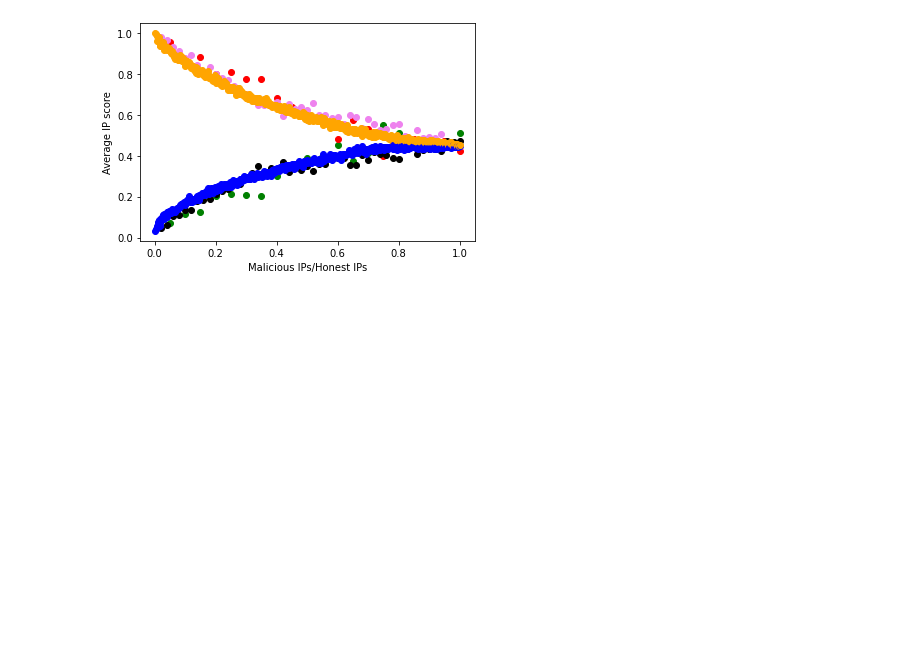
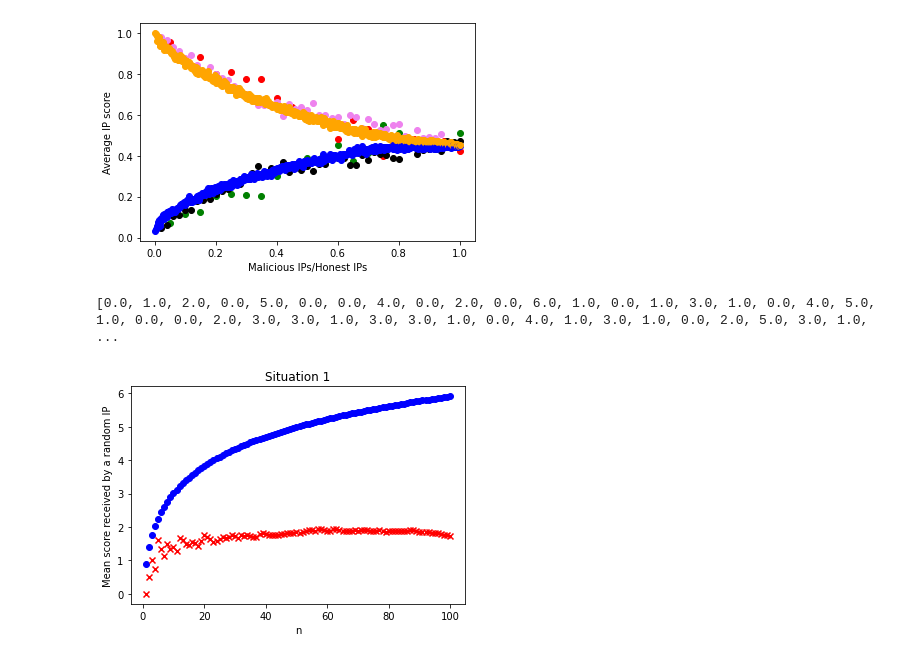
Before and after one commit to datahop/p2p-service-discovery, a Jupyter notebook: service-discovery/simulator_python/ip_score_problem.ipynb, the cells around one changed output. Drawn from its saved outputs; the diff is of its cells as text; code cells hidden in the pictures; blank space fills up the shorter version.

```diff
--- a/service-discovery/simulator_python/ip_score_problem.ipynb
+++ b/service-discovery/simulator_python/ip_score_problem.ipynb
@@ -298,6 +298,41 @@ There are 20 ips and 20 distinct ips.
 There are 50 ips and 50 distinct ips.
 There are 500 ips and 500 distinct ips.
 [figure]
+# %%
+import scipy.special
+import matplotlib.pyplot as plt
+import random
+
+def P_balanced(n):
+    return scipy.special.comb(n, n/2) / 2**n
+
+def situation1(n):
+    result = 32
+    for i in range(0, 32):
+        result -= P_balanced(n / 2**i)
+    return result
+
+fig = plt.figure()
+ax = fig.add_subplot()
+
+max_val = 100
+ips = generate_IPs(max_val)
+tree = TreeMichal()
+ip_scores = []
+for i in range(1, max_val+1):
+    ip_score, _ = tree.add(ips.pop(random.randint(0, len(ips)-1)))
+    ip_scores.append(ip_score*32)
+    ax.scatter(i, situation1(i), label='situation1', color='blue', marker='o')
+    ax.scatter(i, sum(ip_scores)/len(ip_scores), label='empirical', color='red', marker='x')
+
+ax.set_xlabel('n')
+ax.set_ylabel('Mean score received by a random IP')
+ax.set_title("Situation 1")
+print(ip_scores)
+plt.show()
+# %% [output]
+[0.0, 1.0, 2.0, 0.0, 5.0, 0.0, 0.0, 4.0, 0.0, 2.0, 0.0, 6.0, 1.0, 0.0, 1.0, 3.0, 1.0, 0.0, 4.0, 5.0, 1.0, 0.0, 0.0, 2.0, 3.0, 3.0, 1.0, 3.0, 3.0, 1.0, 0.0, 4.0, 1.0, 3.0, 1.0, 0.0, 2.0, 5.0, 3.0, 1.0, ...
+[figure, added]
 # %%
 import scipy.special
 import matplotlib.pyplot as plt
```
Also changed, not shown: parts of 1 cell of this notebook.
